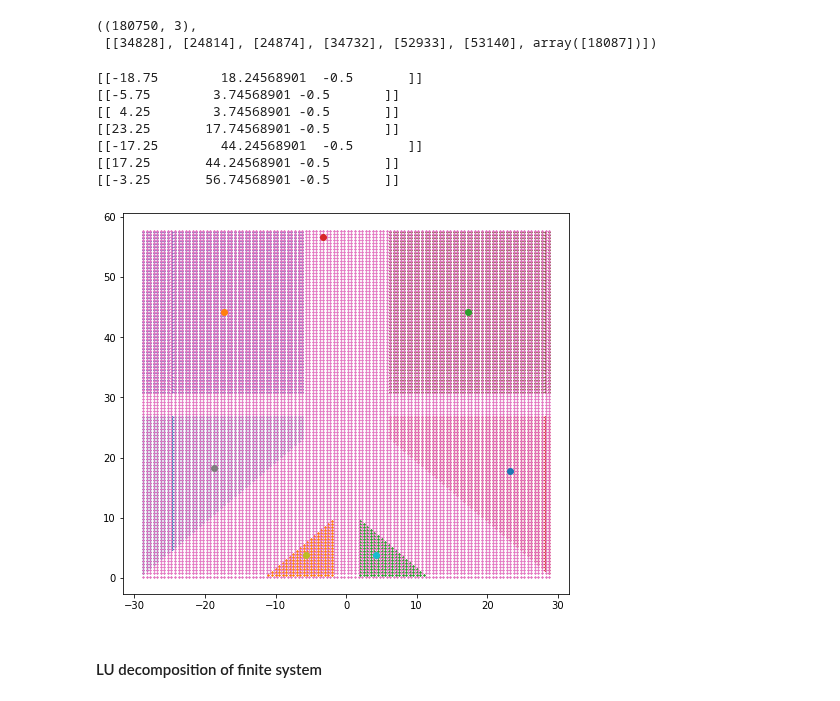
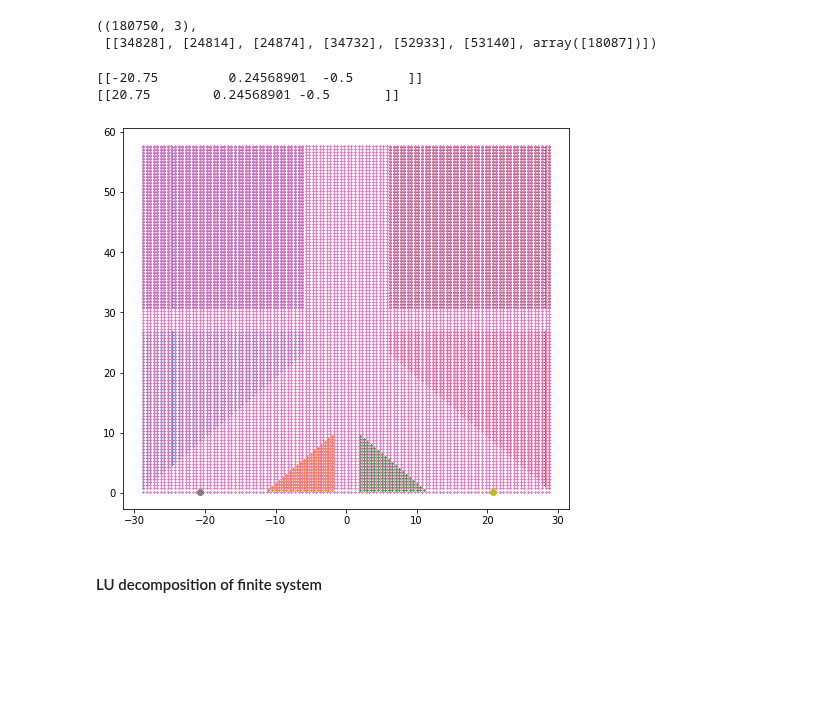
Before and after one commit to Satin21/Trijunction, a Jupyter notebook: analysis/Y.ipynb, the cells around one changed output. Cells and saved outputs as stored; diff of their text form; code cells hidden in the pictures; blank space fills up the shorter version.

```diff
--- a/analysis/Y.ipynb
+++ b/analysis/Y.ipynb
@@ -232,22 +232,17 @@ grid_points.shape,dep_indices
 # %%
 plt.figure(figsize = (8, 7))
 for name, indices in voltage_regions.items():
     grid_to_plot = grid_points[indices][:, [0, 1]]
     plt.scatter(grid_to_plot[:, 0], grid_to_plot[:, 1], s = 0.5)
 
-for i in range(len(dep_indices)):
-    to_plot = grid_points[twodeg_grid[dep_indices[i]]]
+for i in range(len(acc_indices)):
+    to_plot = grid_points[twodeg_grid[[acc_indices[i]]]]
     print(to_plot)
     plt.scatter(to_plot[0][0], to_plot[0][1]);
 # %% [output]
-[[-18.75        18.24568901  -0.5       ]]
-[[-5.75        3.74568901 -0.5       ]]
-[[ 4.25        3.74568901 -0.5       ]]
-[[23.25       17.74568901 -0.5       ]]
-[[-17.25        44.24568901  -0.5       ]]
-[[17.25       44.24568901 -0.5       ]]
-[[-3.25       56.74568901 -0.5       ]]
+[[-20.75         0.24568901  -0.5       ]]
+[[20.75        0.24568901 -0.5       ]]
-[figure, old version]
+[figure, new version]
 # %% [markdown]
 #### LU decomposition of finite system
 # %%
```
Also changed, not shown: parts of 54 cells of this notebook.
